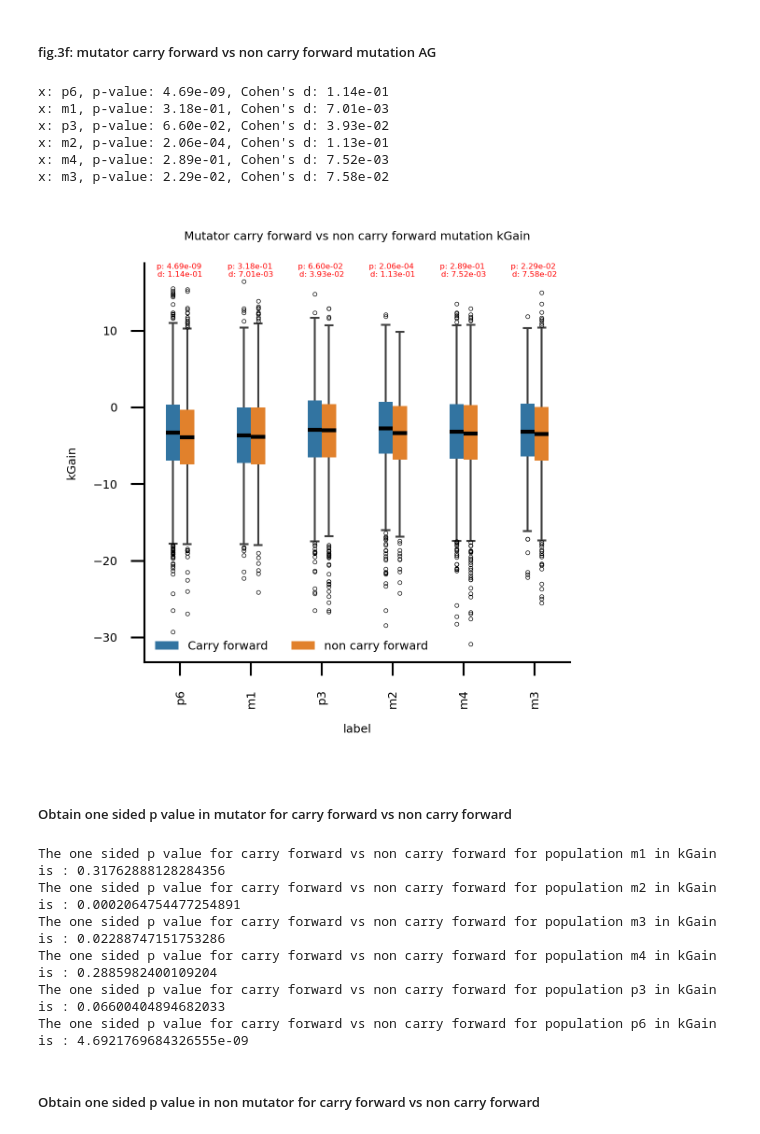
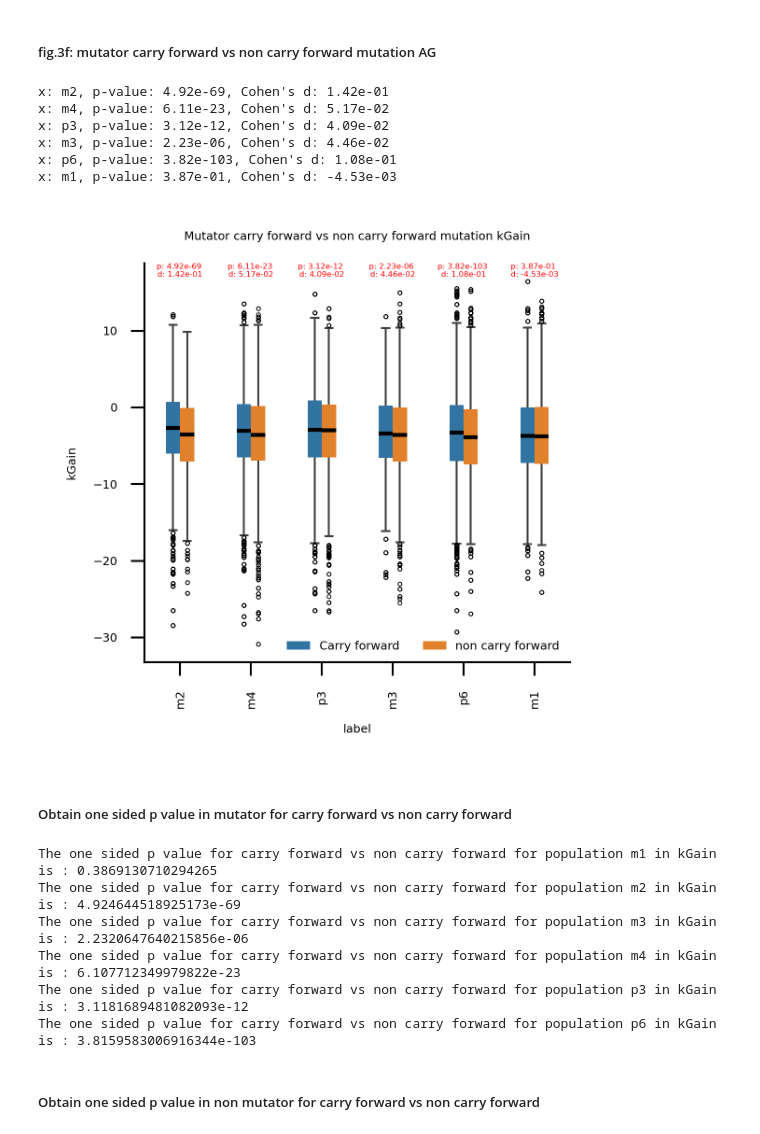
Before and after one commit to cellsemantics/Oligo_Promotion, a Jupyter notebook: figure/main figures/fig3/fig3.ipynb, the cells around one changed output. Drawn from its saved outputs; the diff is of its cells as text; code cells hidden in the pictures.

```diff
--- a/figure/main figures/fig3/fig3.ipynb
+++ b/figure/main figures/fig3/fig3.ipynb
@@ -142,3 +158,6 @@ df_allele_generation.head()
+# %%
+df_allele_generation["Gene"] = df_allele_generation["Gene"].str.strip()
+df_allele_generation["Allele"] = df_allele_generation["Allele"].str.strip()
 # %% [markdown]
 ##### Create dataset having all mutation info in proper form for easy calculation
 ##### Make a dataframe having column ['label', 'CHROM', 'Position', 'Gene', 'Allele', 'Annotation', 'generation', 'allele count', 'generation_number']
@@ -330,3 +313 @@ df_allele_generation["mutation type"] = np.where(df_allele_generation[ 'number_o
 ##### Where number_of_mutations> median number of mutations, assign it Carry forward otherwise assign non carry forward
-# %%
-df_allele_generation.sort_values(by="mutation type", inplace=True)
@@ -332,0 +320,2 @@ df_allele_generation.sort_values(by="mutation type", inplace=True)
+# %%
+kgain_mutation = pd.merge(all_mutation, df_allele_generation[['CHROM', 'Gene', 'Position', 'label', 'Allele', "mutation type"]].drop_duplicates(), on = ['CHROM', 'Gene', 'Position', 'label', 'Allele'])
@@ -400,23 +407,23 @@ x: p2, p-value: 4.83e-05, Cohen's d: 4.66e-01
 # %%
 fig, ax = plt.subplots(1, 1, dpi = 600, figsize = (2.1, 2.1))
 
-ax = sns.boxplot(df_allele_generation[df_allele_generation["label"].isin(mutator_list)], x = "label", y = "accumulated_gain", hue = "mutation type", ax=ax, boxprops=dict(edgecolor="black", linewidth=0), flierprops=dict(marker='o', markeredgecolor='black'), width=0.4,linewidth=0.5, fliersize=0.15, dodge=True, medianprops={"color": "black","linewidth":1})
+ax = sns.boxplot(kgain_mutation[kgain_mutation["label"].isin(mutator_list)], x = "label", y = "AG", hue = "mutation type", ax=ax, boxprops=dict(edgecolor="black", linewidth=0), flierprops=dict(marker='o', markeredgecolor='black'), width=0.4,linewidth=0.5, fliersize=0.15, dodge=True, medianprops={"color": "black","linewidth":1})
 ax= utility.custom_figure_axis(ax, fontsize=3, show_ticks = True)
 ax.legend(ncol = 2, fontsize=3, frameon=False)
 ax.set_title("Mutator carry forward vs non carry forward mutation kGain", fontsize=3)
 ax.set_ylabel("kGain")
-ax = utility.return_box_with_p_effect_size(ax, data = df_allele_generation[df_allele_generation["label"].isin(mutator_list)], x_columns = 'label', y_columns = 'accumulated_gain', group1_name = 'Carry forward', group2_name = 'non carry forward', y_pos = 17, hue_columns="mutation type", fontsize=2)
+ax = utility.return_box_with_p_effect_size(ax, data = kgain_mutation[kgain_mutation["label"].isin(mutator_list)], x_columns = 'label', y_columns = 'AG', group1_name = 'Carry forward', group2_name = 'non carry forward', y_pos = 17, hue_columns="mutation type", fontsize=2)
 
 plt.tight_layout()
 # plt.savefig("../figure/Mutator carry forward vs deletoreous mutation AG.pdf", dpi = 600)
 # %% [output]
-x: p6, p-value: 4.69e-09, Cohen's d: 1.14e-01
-x: m1, p-value: 3.18e-01, Cohen's d: 7.01e-03
-x: p3, p-value: 6.60e-02, Cohen's d: 3.93e-02
-x: m2, p-value: 2.06e-04, Cohen's d: 1.13e-01
-x: m4, p-value: 2.89e-01, Cohen's d: 7.52e-03
-x: m3, p-value: 2.29e-02, Cohen's d: 7.58e-02
+x: m2, p-value: 4.92e-69, Cohen's d: 1.42e-01
+x: m4, p-value: 6.11e-23, Cohen's d: 5.17e-02
+x: p3, p-value: 3.12e-12, Cohen's d: 4.09e-02
+x: m3, p-value: 2.23e-06, Cohen's d: 4.46e-02
+x: p6, p-value: 3.82e-103, Cohen's d: 1.08e-01
+x: m1, p-value: 3.87e-01, Cohen's d: -4.53e-03
-[figure, old version]
+[figure, new version]
 # %% [markdown]
 ##### Obtain one sided p value in mutator for carry forward vs non carry forward
 # %%
@@ -426,20 +433,20 @@ pop_i_non_carry_forward = None
 
 for i in mutator_list:
 
-    pop_i = df_allele_generation[df_allele_generation["label"].isin([i])]
+    pop_i = kgain_mutation[kgain_mutation["label"].isin([i])]
     pop_i_carry_forward = pop_i[pop_i.loc[:, "mutation type"]=="Carry forward"]
     pop_i_non_carry_forward= pop_i[pop_i.loc[:, "mutation type"]=="non carry forward"]
-    print("The one sided p value for carry forward vs non carry forward for population " + i + " in kGain is : " + str(utility.man_whiteney(pop_i_carry_forward["accumulated_gain"], pop_i_non_carry_forward["accumulated_gain"])))
+    print("The one sided p value for carry forward vs non carry forward for population " + i + " in kGain is : " + str(utility.man_whiteney(pop_i_carry_forward["AG"], pop_i_non_carry_forward["AG"])))
     pop_i = None
     pop_i_carry_forward = None
     pop_i_non_carry_forward = None
 # %% [output]
-The one sided p value for carry forward vs non carry forward for population m1 in kGain is : 0.31762888128284356
-The one sided p value for carry forward vs non carry forward for population m2 in kGain is : 0.0002064754477254891
-The one sided p value for carry forward vs non carry forward for population m3 in kGain is : 0.02288747151753286
-The one sided p value for carry forward vs non carry forward for population m4 in kGain is : 0.2885982400109204
-The one sided p value for carry forward vs non carry forward for population p3 in kGain is : 0.06600404894682033
-The one sided p value for carry forward vs non carry forward for population p6 in kGain is : 4.6921769684326555e-09
+The one sided p value for carry forward vs non carry forward for population m1 in kGain is : 0.3869130710294265
+The one sided p value for carry forward vs non carry forward for population m2 in kGain is : 4.924644518925173e-69
+The one sided p value for carry forward vs non carry forward for population m3 in kGain is : 2.2320647640215856e-06
+The one sided p value for carry forward vs non carry forward for population m4 in kGain is : 6.107712349979822e-23
+The one sided p value for carry forward vs non carry forward for population p3 in kGain is : 3.1181689481082093e-12
+The one sided p value for carry forward vs non carry forward for population p6 in kGain is : 3.8159583006916344e-103
 # %% [markdown]
 ##### Obtain one sided p value in non mutator for carry forward vs non carry forward
 # %%
```
Also changed, not shown: parts of 17 cells of this notebook.
